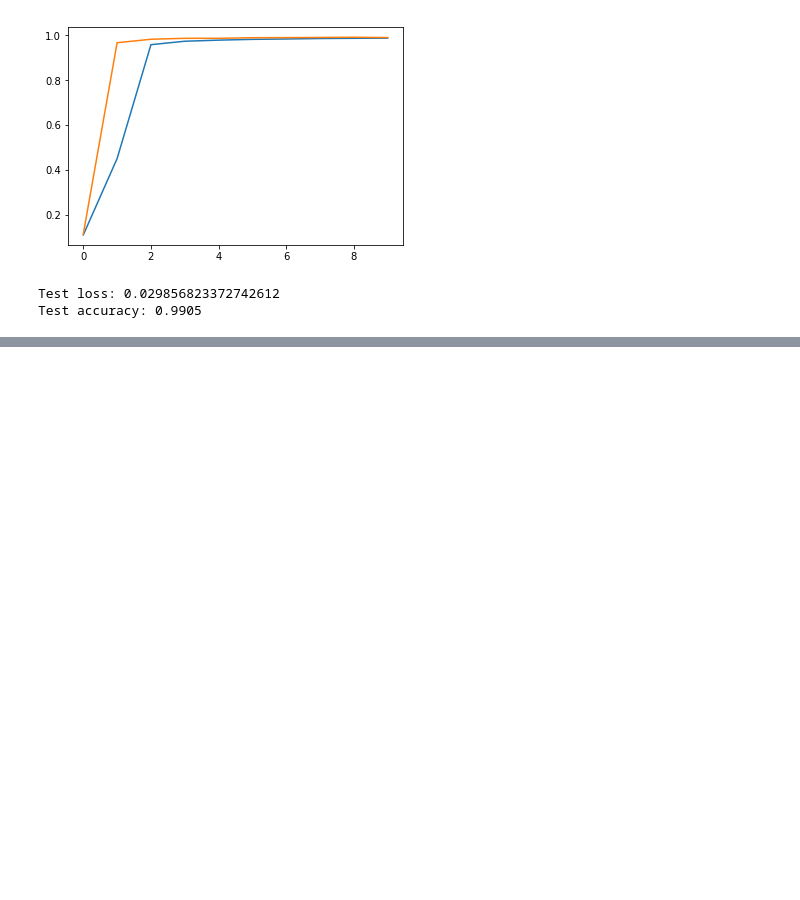
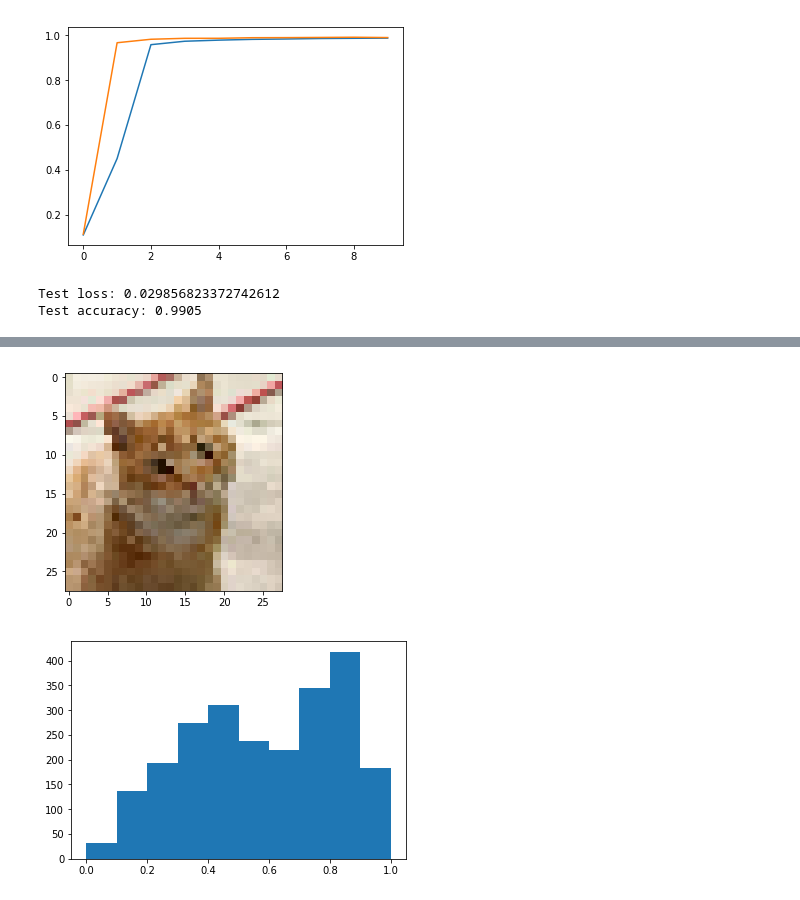
Before and after one commit to LPD-EPFL/nn-fault-tolerance, a Jupyter notebook: ConvNetTest-MNIST-Bigger.ipynb, the cells around one changed output, grey strips where cells are left out. Saved outputs shown, nothing was run; the diff lists cells and outputs as text; code cells hidden in the pictures; blank space fills up the shorter version.

```diff
--- a/ConvNetTest-MNIST-Bigger.ipynb
+++ b/ConvNetTest-MNIST-Bigger.ipynb
@@ -138,3 +158,18 @@ np.prod(list(map(int, model.inputs[0].shape[1:]))) * p
+# %%
+# getting picture of a cat
+img_path = 'cat.jpg'
+img = image.load_img(img_path, target_size=(28, 28))
+#plt.imshow(img)
+x = image.img_to_array(img, dtype = np.int32)
+x = np.expand_dims(x, axis=0) / 255.
+#x = preprocess_input(x)
+plt.imshow(x[0])
+plt.show()
+plt.hist(x.flatten())
+plt.show()
+# %% [output]
+[figure, added]
+[figure, added]
 # %%
 x = np.array([x_train[2]])
 plt.imshow(x[0])
```
Also changed, not shown: parts of 9 cells of this notebook, 1 other file.
